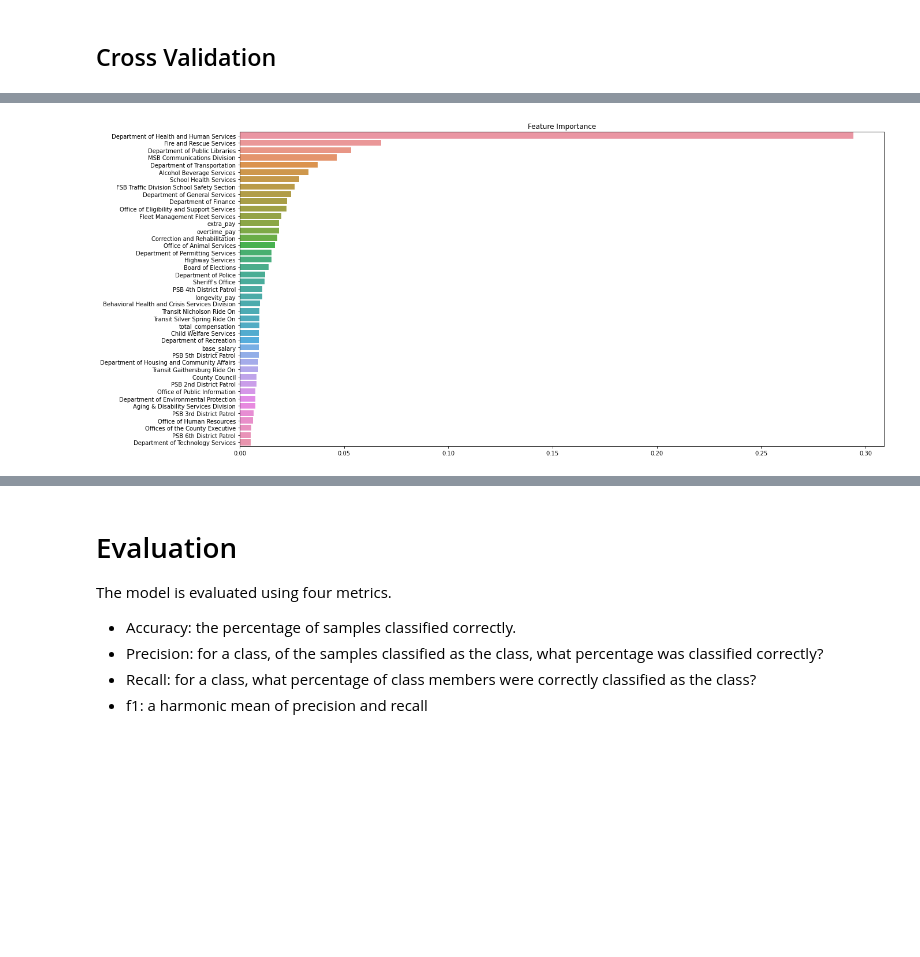
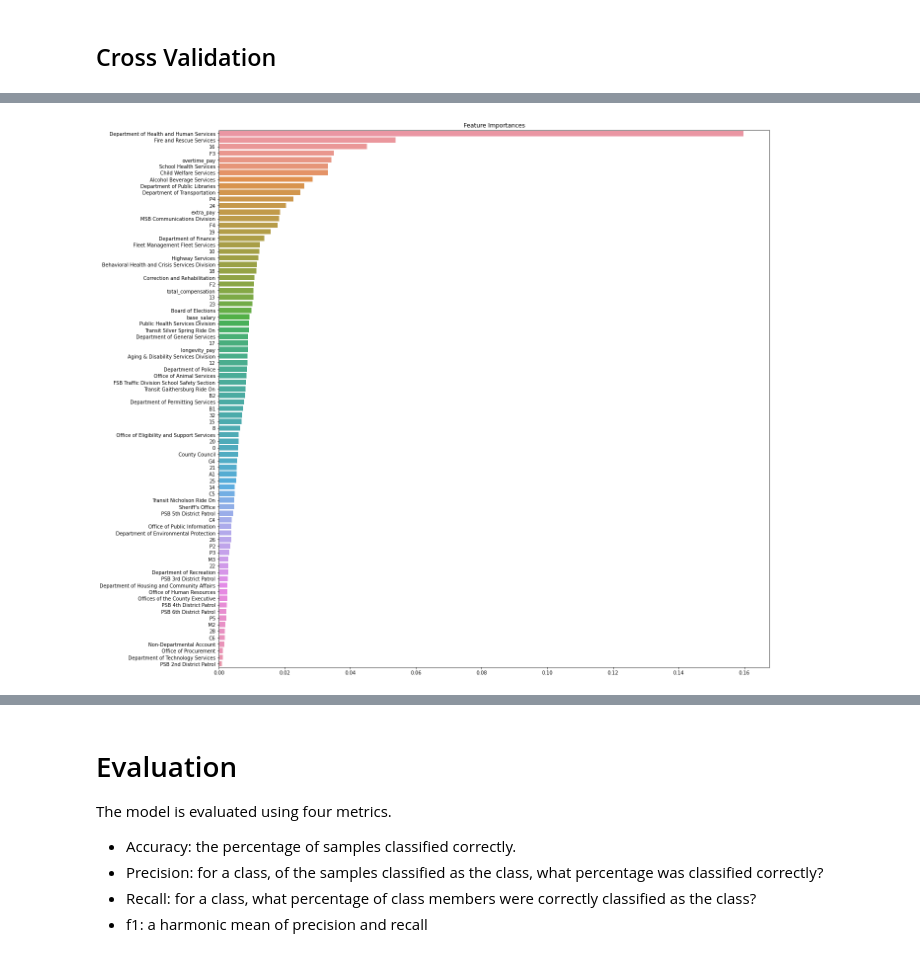
Before and after one commit to penichols10/Predicting-Gender-from-MoCo-Employment-Data, a Jupyter notebook: moco_employees.ipynb, the cells around one changed output, grey strips where cells are left out. Cells and saved outputs as stored; diff of their text form; code cells hidden in the pictures; blank space fills up the shorter version.

Commit message:
Pay grade analysis. Retrained. Fixed some typos.

```diff
--- a/moco_employees.ipynb
+++ b/moco_employees.ipynb
@@ -472,0 +664,8 @@ features_to_drop = np.concatenate([features_to_drop, df_division_ratios[df_divis
+# %%
+employee_median = np.quantile(df_pay_grade_ratios['employees'], q=0.5)
+
+gender_ratio_1q = np.quantile(df_pay_grade_ratios['gender_ratio'], q=0.25)
+gender_ratio_3q = np.quantile(df_pay_grade_ratios['gender_ratio'], q=0.75)
+
+bad_pay_grades = df_pay_grade_ratios[(df_pay_grade_ratios['employees'] <= employee_median) & ((df_pay_grade_ratios['gender_ratio'] >= .49) | (df_pay_grade_ratios['gender_ratio'] <= gender_ratio_3q))]
+features_to_drop = np.concatenate([features_to_drop, bad_pay_grades['pay_grade'].values])
@@ -473,5 +675,6 @@ features_to_drop = np.concatenate([features_to_drop, df_division_ratios[df_divis
 # %%
 depts = pd.get_dummies(data=df['department_name'])
 divisions = pd.get_dummies(data=df['division'])
+pay_grade = pd.get_dummies(data=df['pay_grade'])
 
-df = pd.concat([df[numerical+['gender']], depts, divisions], axis=1)
+df = pd.concat([df[numerical+['gender']], depts, divisions, pay_grade], axis=1)
@@ -493,22 +697,26 @@ x_train, x_test, y_train, y_test = train_test_split(df[[feature for feature in d
                                                      stratify=df['gender'].astype('category').cat.codes, random_state=123)
 # %%
 
+from sklearn.model_selection import GridSearchCV
 def do_cv(x_train, y_train):
     '''
     Performs 5-fold cross validation while searching randomly through parameters space.
     '''
     clf_xgb = XGBClassifier(random_state=1234)
-    param_dist = {'n_estimators': stats.randint(150, 300),
-                'learning_rate': stats.uniform,
+    param_dist = {'n_estimators': np.linspace(150, 500, dtype=int),
+                'learning_rate': np.logspace(-5, 0, base=10, num=100),
                 # Subsample ratio for training instances
-                'subsample': stats.uniform,
+                'subsample': np.logspace(-5, 0, base=10, num=100),
                 'max_depth': [3, 4, 5],
                 # Subsample ratio for columns when constructing trees
-                'colsample_bytree': stats.uniform,
+                'colsample_bytree': np.logspace(-5, 0, base=10, num=100),
                 'min_child_weight': [1, 2, 3]
                 }
-    clf = RandomizedSearchCV(clf_xgb, param_distributions = param_dist, n_iter = 100,
+    clf = RandomizedSearchCV(clf_xgb, param_distributions = param_dist, n_iter = 500,
                             scoring = 'accuracy', error_score = 0, verbose = 3, n_jobs = 3, random_state=1234)
+
+    # clf = GridSearchCV(clf_xgb, param_grid=param_dist,
+    #                         scoring = 'accuracy', error_score = 0, verbose = 3, n_jobs = 3)
 
     clf.fit(x_train, y_train)
     return clf.best_estimator_
@@ -562,0 +771,3 @@ From the training process above, we can seee that the model's training plateau's
+# %%
+# Train with early stopping
+xg.fit(x_train, y_train, early_stopping_rounds=150, eval_metric=['logloss', 'error'], eval_set=eval_set, verbose=0)
@@ -563,13 +786,13 @@ From the training process above, we can seee that the model's training plateau's
 # %%
 feat_imps = sorted([(xg.feature_names_in_[i], feat_importance) for i, feat_importance in enumerate(xg.feature_importances_) if feat_importance > 0], key=lambda x: x[1], reverse=True)
 feature_names, importances = zip(*feat_imps)
 
-plt.figure(figsize=(20, 10))
+plt.figure(figsize=(20, 20))
 sns.barplot(x=list(importances), y=list(feature_names))
-plt.title('Feature Importance')
+plt.title('Feature Importances')
 plt.show()
 # %% [output]
-[figure, old version]
+[figure, new version]
 # %%
 print(f'The model found the following features useless:')
 for feat in df.columns:
```
Also changed, not shown: parts of 69 cells of this notebook.
